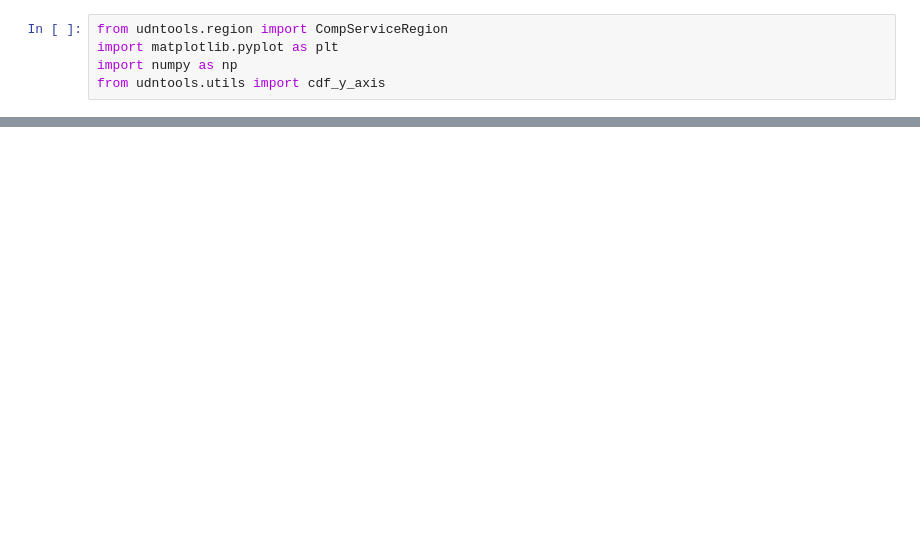
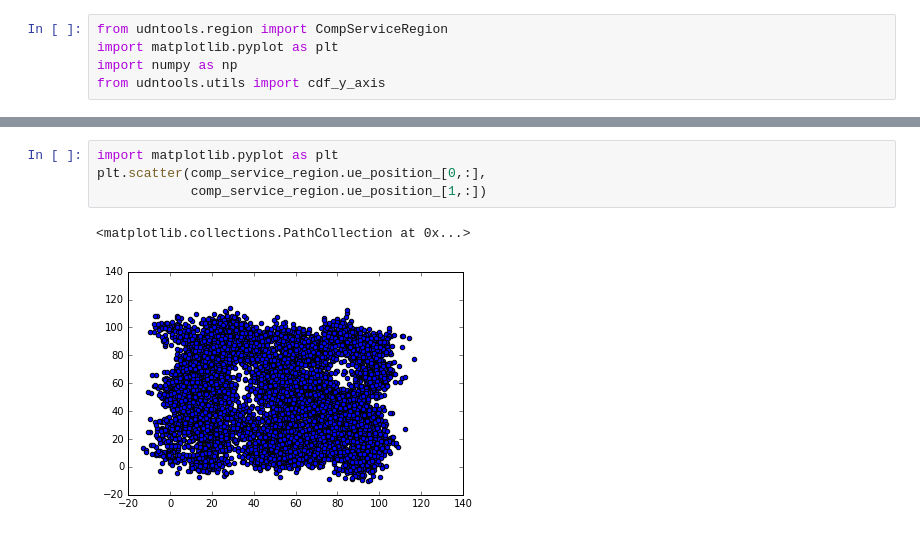
Before and after one commit to JimyMa/UniformBSGaussianUE, a Jupyter notebook: examples/clustering_precoding/cluster_precoding.ipynb, the cells around one changed output, grey strips where cells are left out. Saved outputs shown, nothing was run; the diff lists cells and outputs as text; blank space fills up the shorter version.

```diff
--- a/examples/clustering_precoding/cluster_precoding.ipynb
+++ b/examples/clustering_precoding/cluster_precoding.ipynb
@@ -62,0 +30,7 @@ plt.show()
+# %%
+import matplotlib.pyplot as plt
+plt.scatter(comp_service_region.ue_position_[0,:],
+            comp_service_region.ue_position_[1,:])
+# %% [output]
+<matplotlib.collections.PathCollection at 0x...>
+[figure, added]
```
Also changed, not shown: parts of 8 cells of this notebook, 5 other files.
